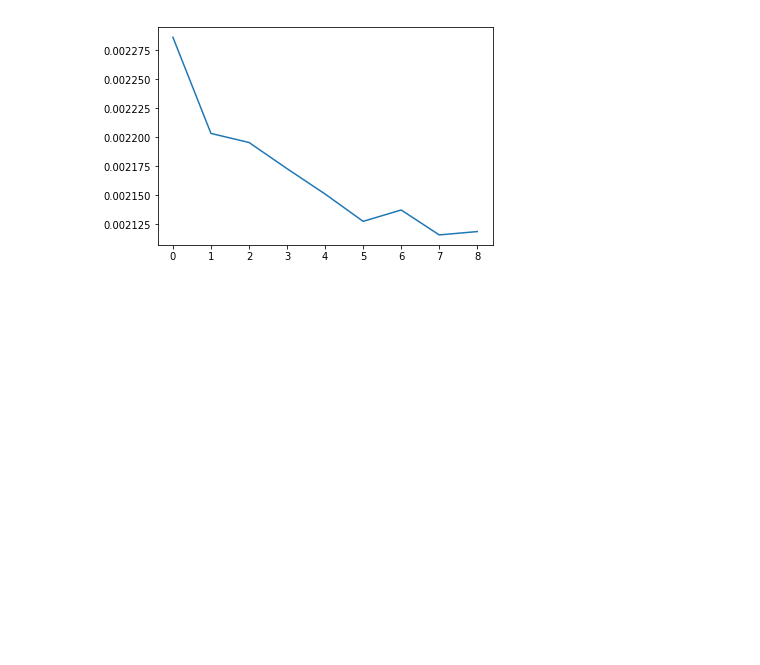
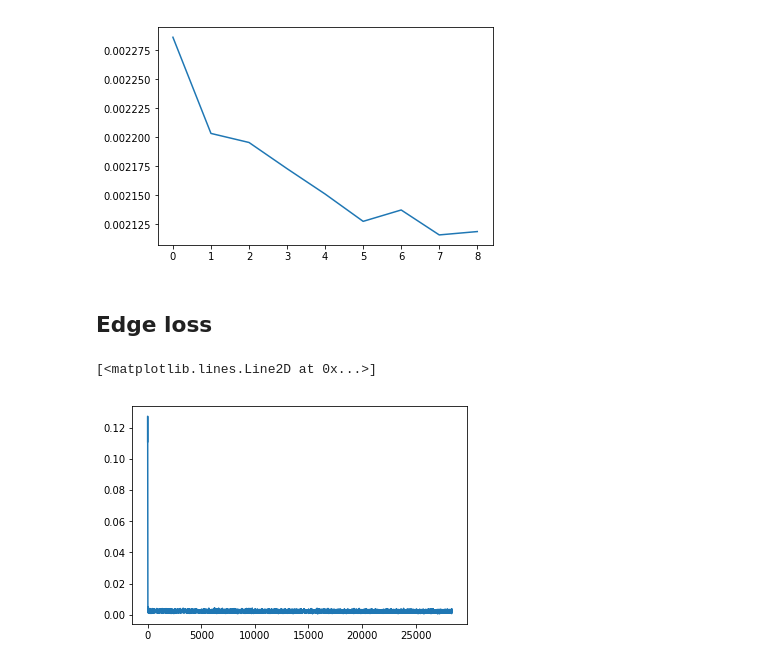
Before and after one commit to rmulton/dl_project, a Jupyter notebook: exploitation.ipynb, the cells around one changed output. Drawn from its saved outputs; the diff is of its cells as text; code cells hidden in the pictures; blank space fills up the shorter version.

Commit message:
Added final models

```diff
--- a/exploitation.ipynb
+++ b/exploitation.ipynb
@@ -156,3 +156,30 @@ plt.plot(abs_val, loss_val_epoch)
 # %% [output]
 [<matplotlib.lines.Line2D at 0x...>]
 [figure]
+# %% [markdown]
+## Edge loss
+# %%
+#Load the results
+MAIN_loss = "/Users/alexandresioufi/Desktop/deep_siouf/data_model_edge/loss/loss"
+L = []
+for i in range(9):
+    f = open(MAIN_loss + str(i),"rb")
+    loss = pickle.load(f)
+    L.append(loss)
+
+loss = {"loss_train":{},"loss_val":{}}
+for i in range(9):
+    loss["loss_train"][i] = L[i]["loss_train"][i]
+    loss["loss_val"][i] = L[i]["loss_val"][i]
+# %%
+#Loss train by batch
+loss_train = []
+loss_val = []
+for epoch in loss["loss_train"]:
+    loss_train += loss["loss_train"][epoch]
+
+abs_train = [i for i in range(0, len(loss_train))]
+plt.plot(abs_train, loss_train)
+# %% [output]
+[<matplotlib.lines.Line2D at 0x...>]
+[figure, added]
```
Also changed, not shown: parts of 8 cells of this notebook.
